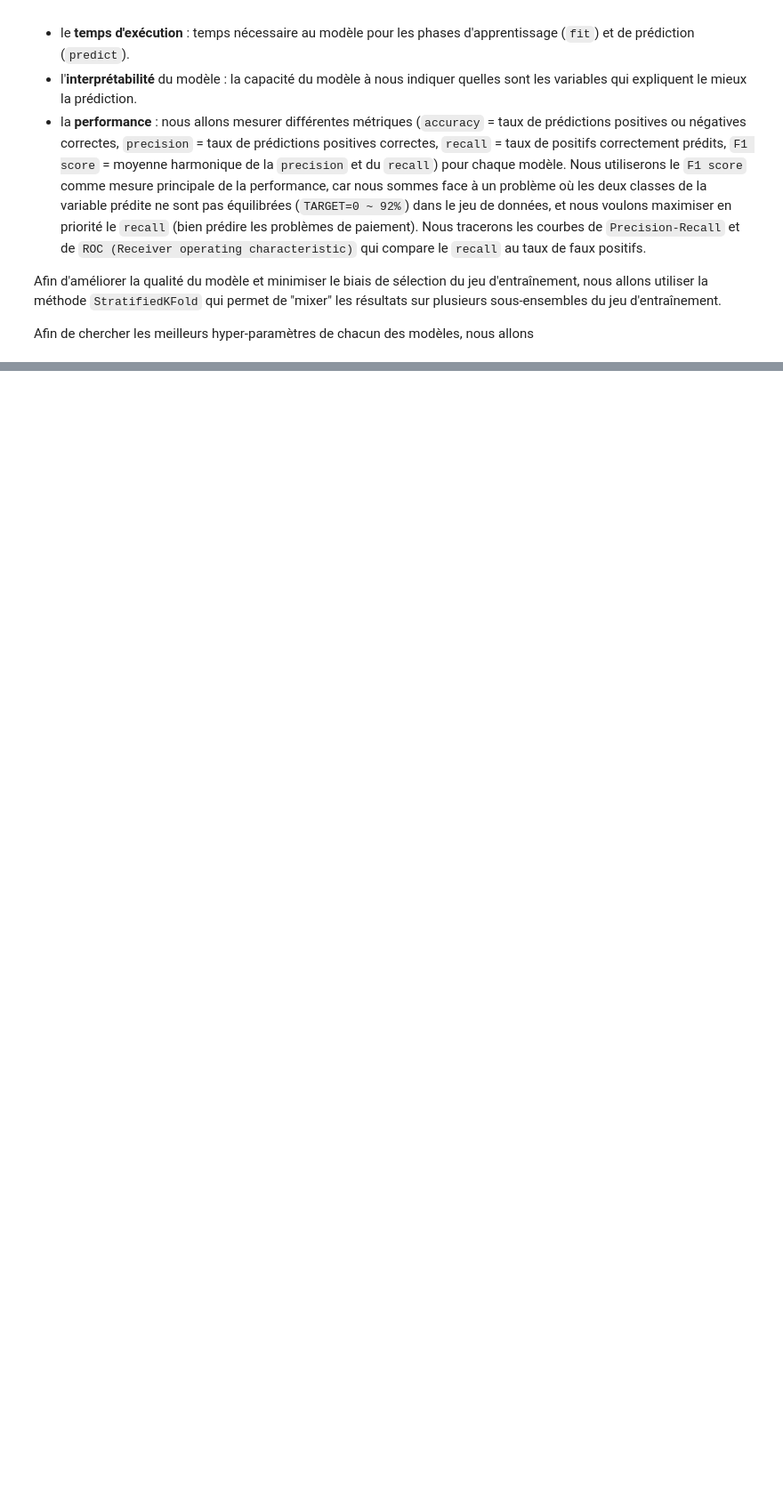
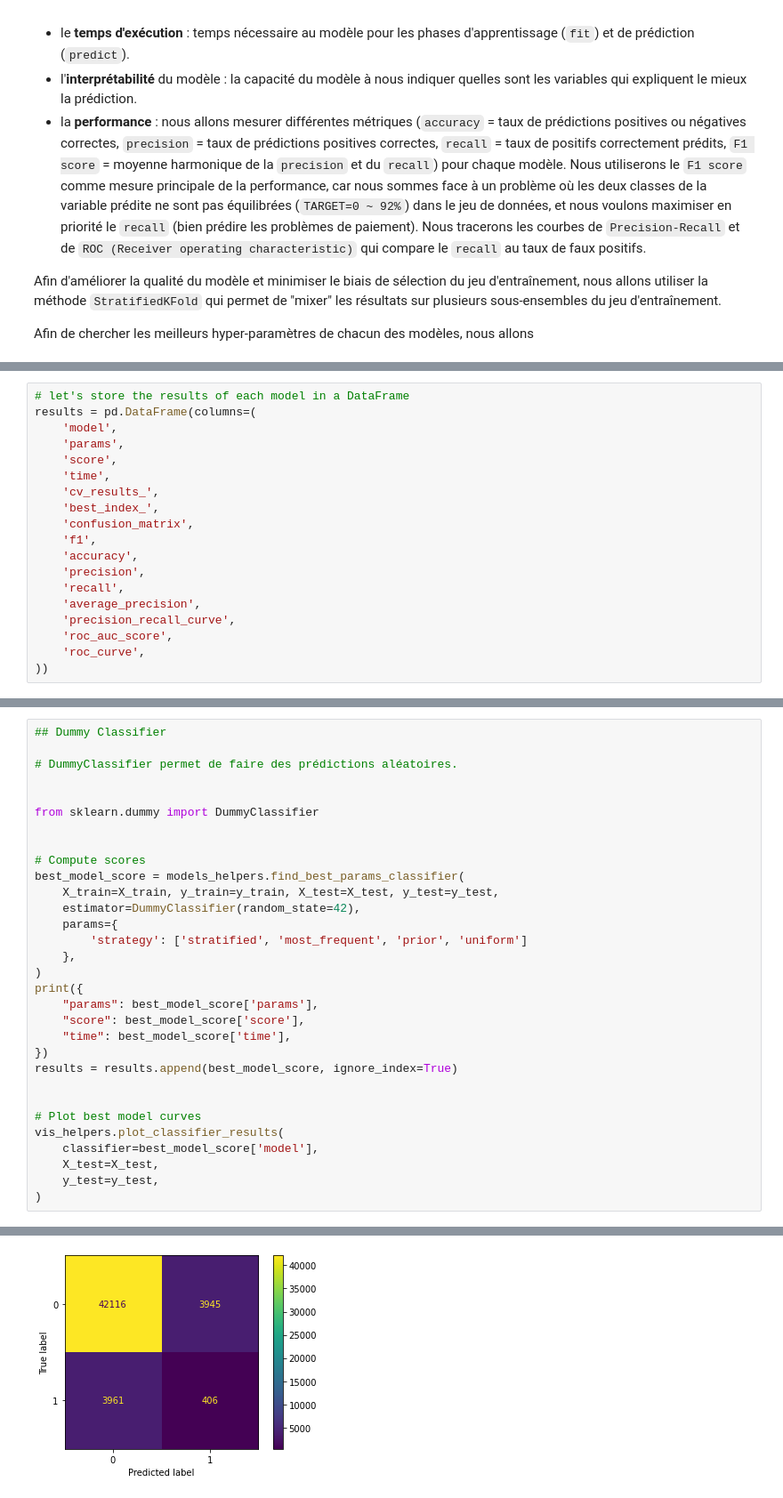
Before and after one commit to fleuryc/oc_ingenieur-ia_P4-Construisez-un-modele-de-scoring, a Jupyter notebook: notebooks/main.ipynb, the cells around one changed output, grey strips where cells are left out. Shown at 89% size. Cells and saved outputs as stored; diff of their text form; blank space fills up the shorter version.

```diff
--- a/notebooks/main.ipynb
+++ b/notebooks/main.ipynb
@@ -630,3 +607,22 @@ grid_scoring='f1'
+# %%
+# let's store the results of each model in a DataFrame
+results = pd.DataFrame(columns=(
+    'model',
+    'params',
+    'score',
+    'time',
+    'cv_results_',
+    'best_index_',
+    'confusion_matrix',
+    'f1',
+    'accuracy',
+    'precision',
+    'recall',
+    'average_precision',
+    'precision_recall_curve',
+    'roc_auc_score',
+    'roc_curve',
+))
 # %% [markdown]
 ### Modèle de référence
 
@@ -864,0 +630,32 @@ ValueError: Classification metrics can't handle a mix of binary and continuous t
+# %%
+## Dummy Classifier
+
+# DummyClassifier permet de faire des prédictions aléatoires.
+
+
+from sklearn.dummy import DummyClassifier
+
+
+# Compute scores
+best_model_score = models_helpers.find_best_params_classifier(
+    X_train=X_train, y_train=y_train, X_test=X_test, y_test=y_test,
+    estimator=DummyClassifier(random_state=42),
+    params={
+        'strategy': ['stratified', 'most_frequent', 'prior', 'uniform']
+    },
+)
+print({
+    "params": best_model_score['params'],
+    "score": best_model_score['score'],
+    "time": best_model_score['time'],
+})
+results = results.append(best_model_score, ignore_index=True)
+
+
+# Plot best model curves
+vis_helpers.plot_classifier_results(
+    classifier=best_model_score['model'],
+    X_test=X_test,
+    y_test=y_test,
+)
+# %% [output]
@@ -864,0 +680 @@ ValueError: Classification metrics can't handle a mix of binary and continuous t
+[figure, added]
```
Also changed, not shown: parts of 34 cells of this notebook, 4 other files.
